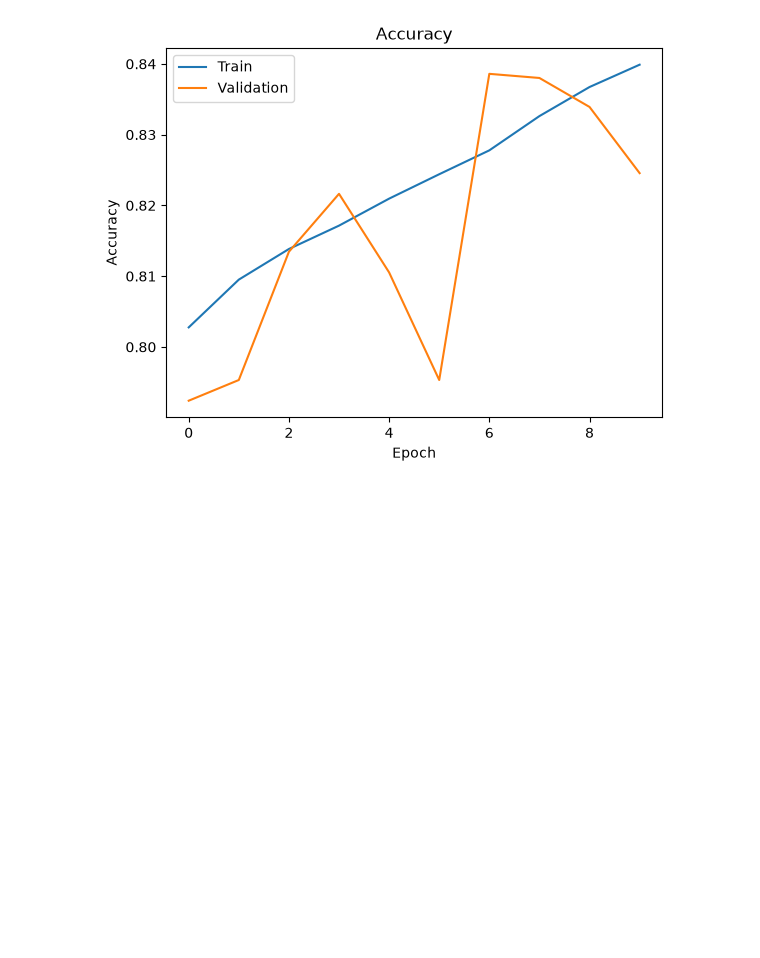
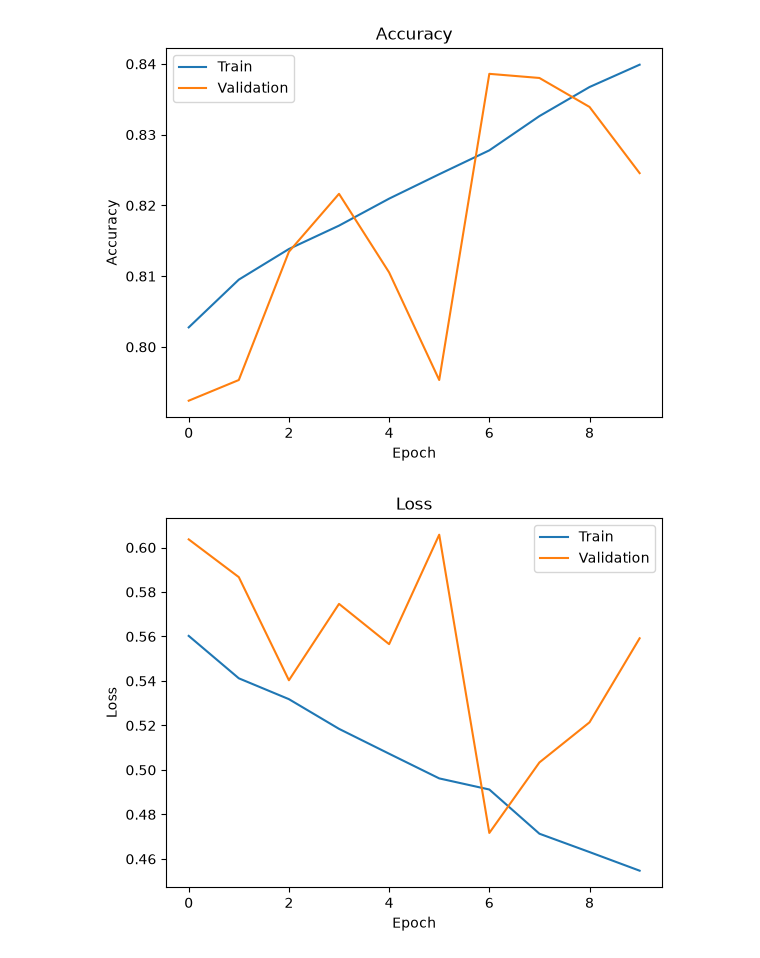
Before and after one commit to zakaryahari/intel-image-classification-cnn, a Jupyter notebook: notebooks/D3_CNN.ipynb, the cells around one changed output. Drawn from its saved outputs; the diff is of its cells as text; code cells hidden in the pictures; blank space fills up the shorter version.

Commit message:
Loss graph of the model

```diff
--- a/notebooks/D3_CNN.ipynb
+++ b/notebooks/D3_CNN.ipynb
@@ -179,3 +179,24 @@ plt.legend()
 plt.show()
 # %% [output]
 [figure]
+# %%
+plt.plot(
+    history.history["loss"],
+    label="Train"
+)
+
+plt.plot(
+    history.history["val_loss"],
+    label="Validation"
+)
+
+plt.title("Loss")
+
+plt.xlabel("Epoch")
+plt.ylabel("Loss")
+
+plt.legend()
+
+plt.show()
+# %% [output]
+[figure, added]
```
